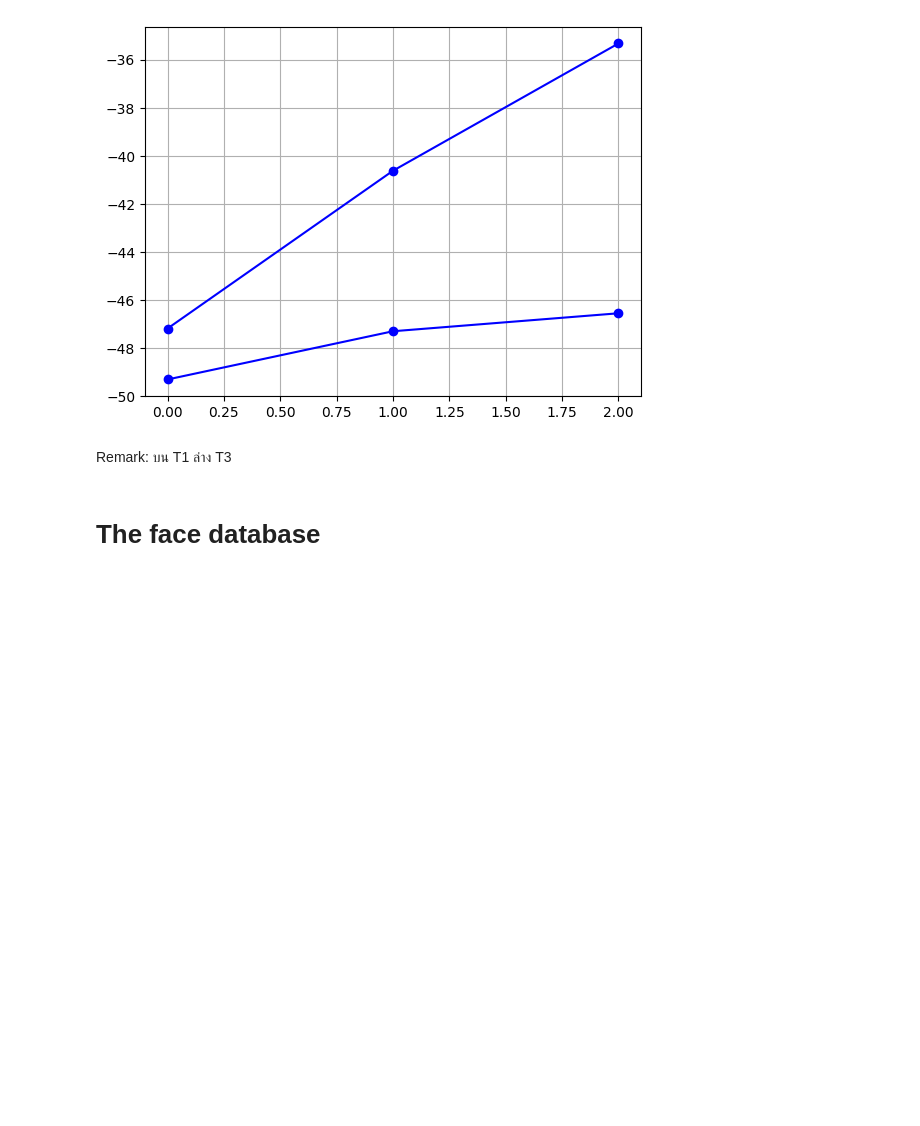
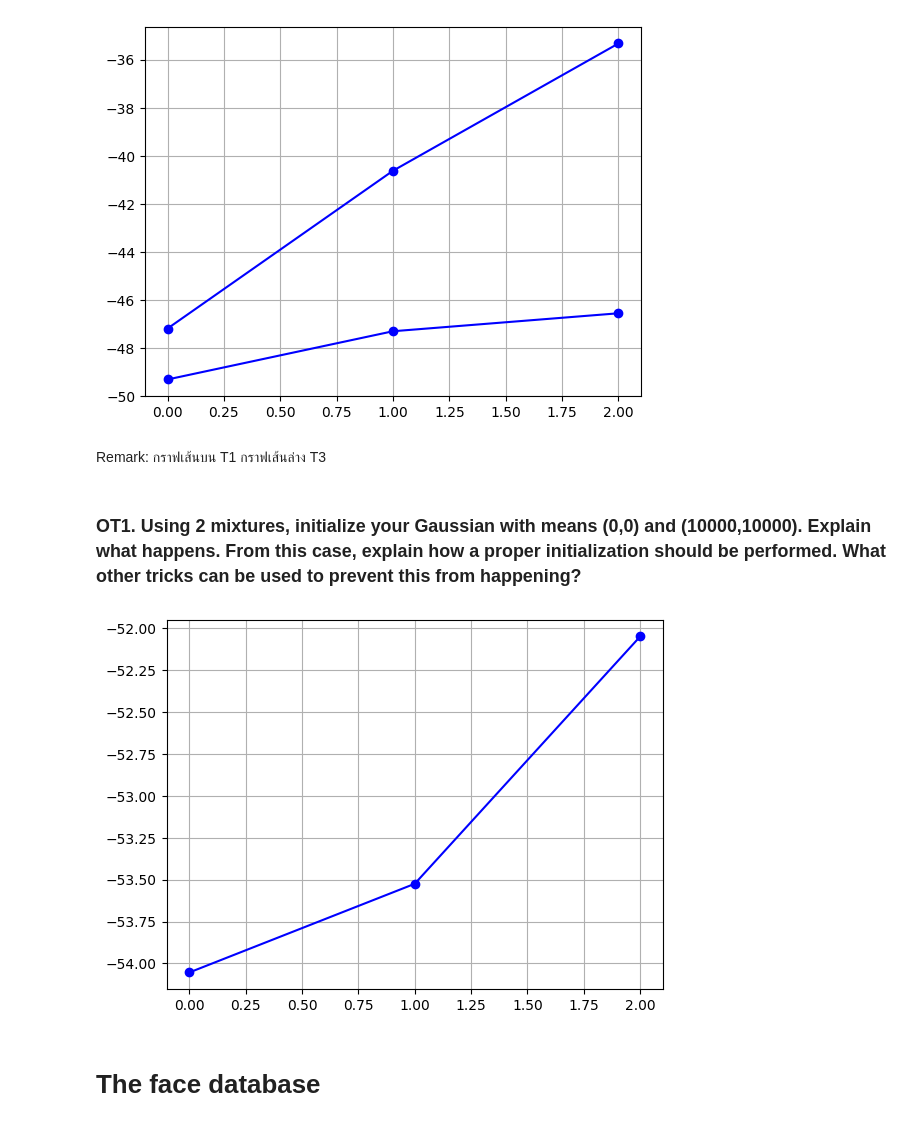
Before and after one commit to mynamefaro/PatternRecognition, a Jupyter notebook: HW3/HW3_Fisherfaces(student)_6532125821.ipynb, the cells around one changed output. Drawn from its saved outputs; the diff is of its cells as text; code cells hidden in the pictures; blank space fills up the shorter version.

```diff
--- a/HW3/HW3_Fisherfaces(student)_6532125821.ipynb
+++ b/HW3/HW3_Fisherfaces(student)_6532125821.ipynb
@@ -210,7 +203,25 @@ plt.show()
 # %% [output]
 [figure]
 # %% [markdown]
-  Remark: บน T1 ล่าง T3
+  Remark: กราฟเส้นบน T1 กราฟเส้นล่าง T3
+# %% [markdown]
+### OT1. Using 2 mixtures, initialize your Gaussian with means (0,0) and (10000,10000). Explain what happens. From this case, explain how a proper initialization should be performed. What other tricks can be used to prevent this from happening?
+# %%
+num_mixture = 2
+mixture_weight = [1] * num_mixture
+
+mean_params = np.array([[0,0], [10000,10000]], dtype = float)
+cov_params = np.array([np.eye(2)] * num_mixture)
+
+# INSERT CODE HERE
+gmm3 = GMM(mixture_weight, mean_params, cov_params)
+log_prob_list3 = gmm3.perform_em_iterations(data, num_iterations)
+# %%
+plt.plot(np.arange(len(log_prob_list3)),log_prob_list3,color="blue",marker="o")
+plt.grid(True)
+plt.show()
+# %% [output]
+[figure, added]
 # %% [markdown]
 # The face database
 # %%
```
Also changed, not shown: parts of 6 cells of this notebook.
